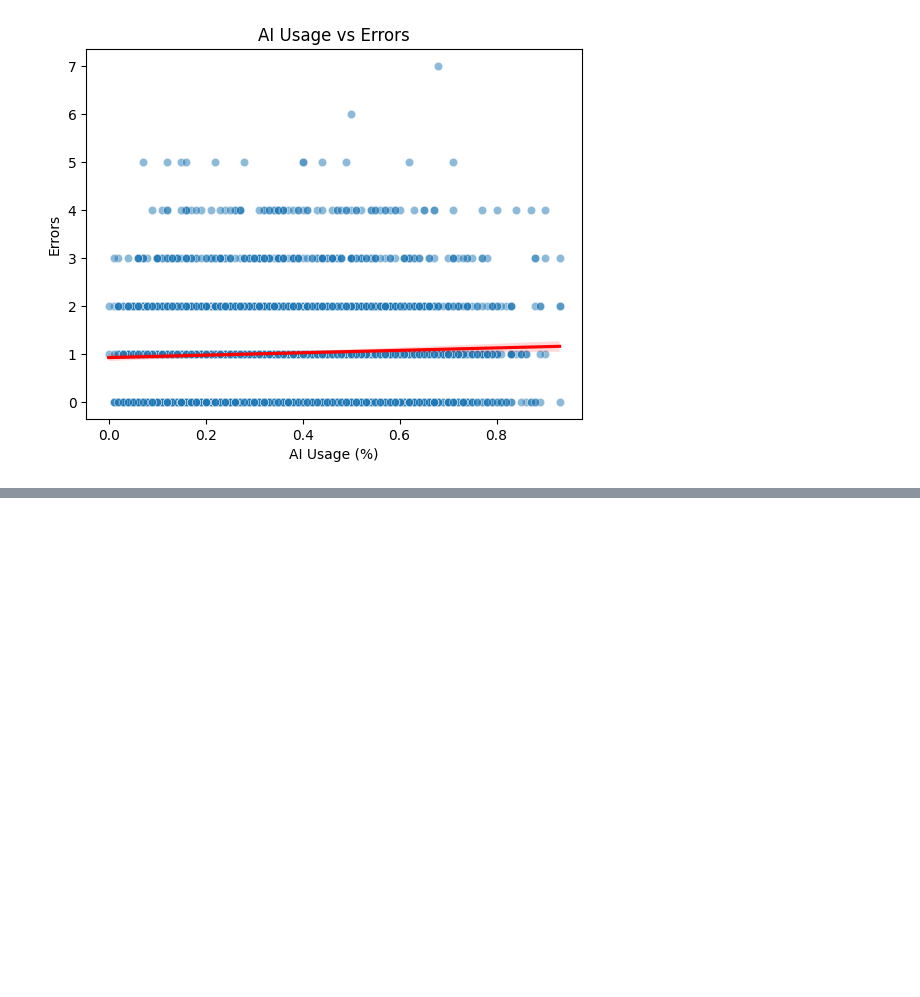
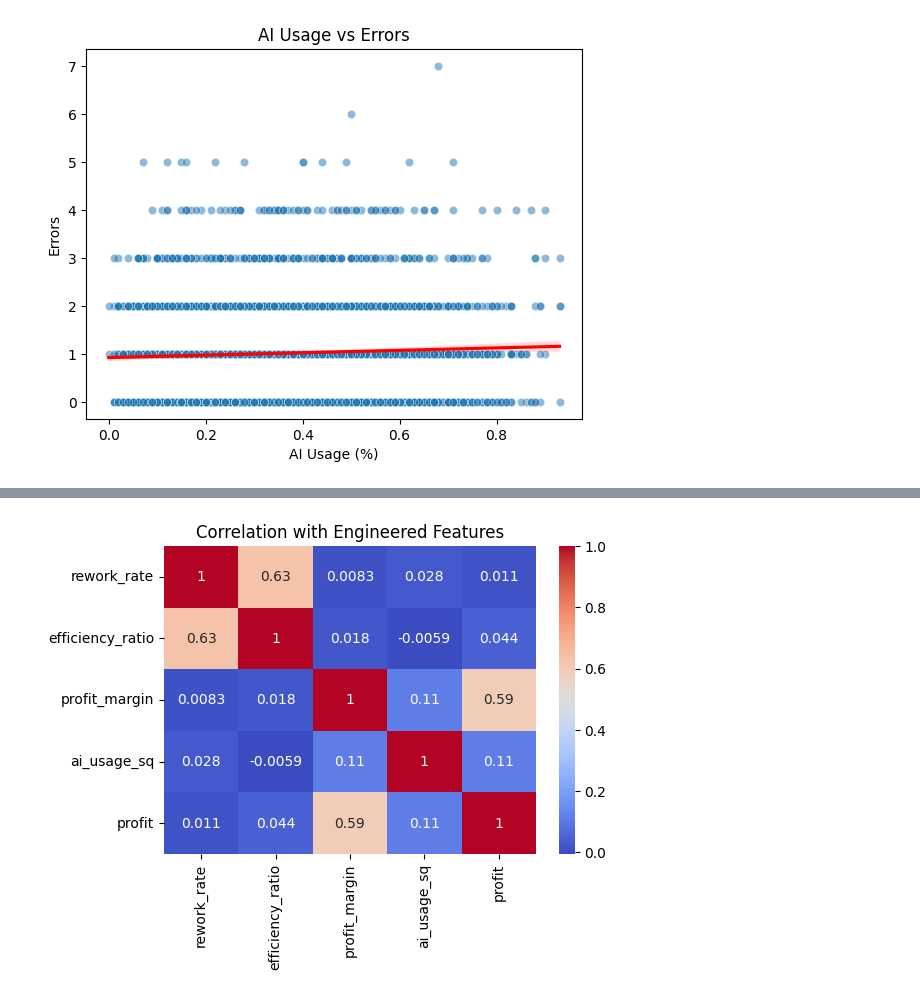
Before and after one commit to andreamammano89-maker/ML_Project_SEA_815441, a Jupyter notebook: EDA.ipynb, the cells around one changed output, grey strips where cells are left out. Saved outputs shown, nothing was run; the diff lists cells and outputs as text; code cells hidden in the pictures; blank space fills up the shorter version.

```diff
--- a/EDA.ipynb
+++ b/EDA.ipynb
@@ -450,0 +453,32 @@ plt.show()
+# %%
+# --- QUALITY / RISK ---
+# quanto del tempo totale è speso a correggere
+df_productivity['rework_rate'] = df_productivity['rework_hours'] / df_productivity['hours_spent']
+
+# error intensity
+df_productivity['error_rate'] = df_productivity['errors'] / (df_productivity['hours_spent'] + 1)
+
+# --- EFFICIENCY ---
+# quanto tempo diventa fatturabile
+df_productivity['efficiency_ratio'] = df_productivity['billable_hours'] / df_productivity['hours_spent']
+
+# valore prodotto per ora
+df_productivity['revenue_per_hour'] = df_productivity['revenue'] / df_productivity['hours_spent']
+
+# costo per ora
+df_productivity['cost_per_hour'] = df_productivity['cost'] / df_productivity['hours_spent']
+
+# --- BUSINESS ---
+# margine normalizzato (meglio del profit assoluto)
+df_productivity['profit_margin'] = df_productivity['profit'] / df_productivity['revenue']
+
+# --- AI ---
+# uso vs non uso
+df_productivity['ai_flag'] = (df_productivity['ai_usage_pct'] > 0).astype(int)
+
+# --- NON-LINEARITY (FONDAMENTALE) ---
+# cattura il threshold che hai trovato
+df_productivity['ai_usage_sq'] = df_productivity['ai_usage_pct'] ** 2
+
+# --- CLEANUP ---
+df_productivity.replace([np.inf, -np.inf], np.nan, inplace=True)
@@ -450,0 +499,12 @@ plt.show()
+# %%
+# Check correlation with new features
+new_features = ['rework_rate', 'efficiency_ratio', 'profit_margin', 'ai_usage_sq']
+
+corr = df_productivity[new_features + ['profit']].corr()
+
+plt.figure(figsize=(6,4))
+sns.heatmap(corr, annot=True, cmap="coolwarm")
+plt.title("Correlation with Engineered Features")
+plt.show()
+# %% [output]
+[figure, added]
```
Also changed, not shown: parts of 2 cells of this notebook.
